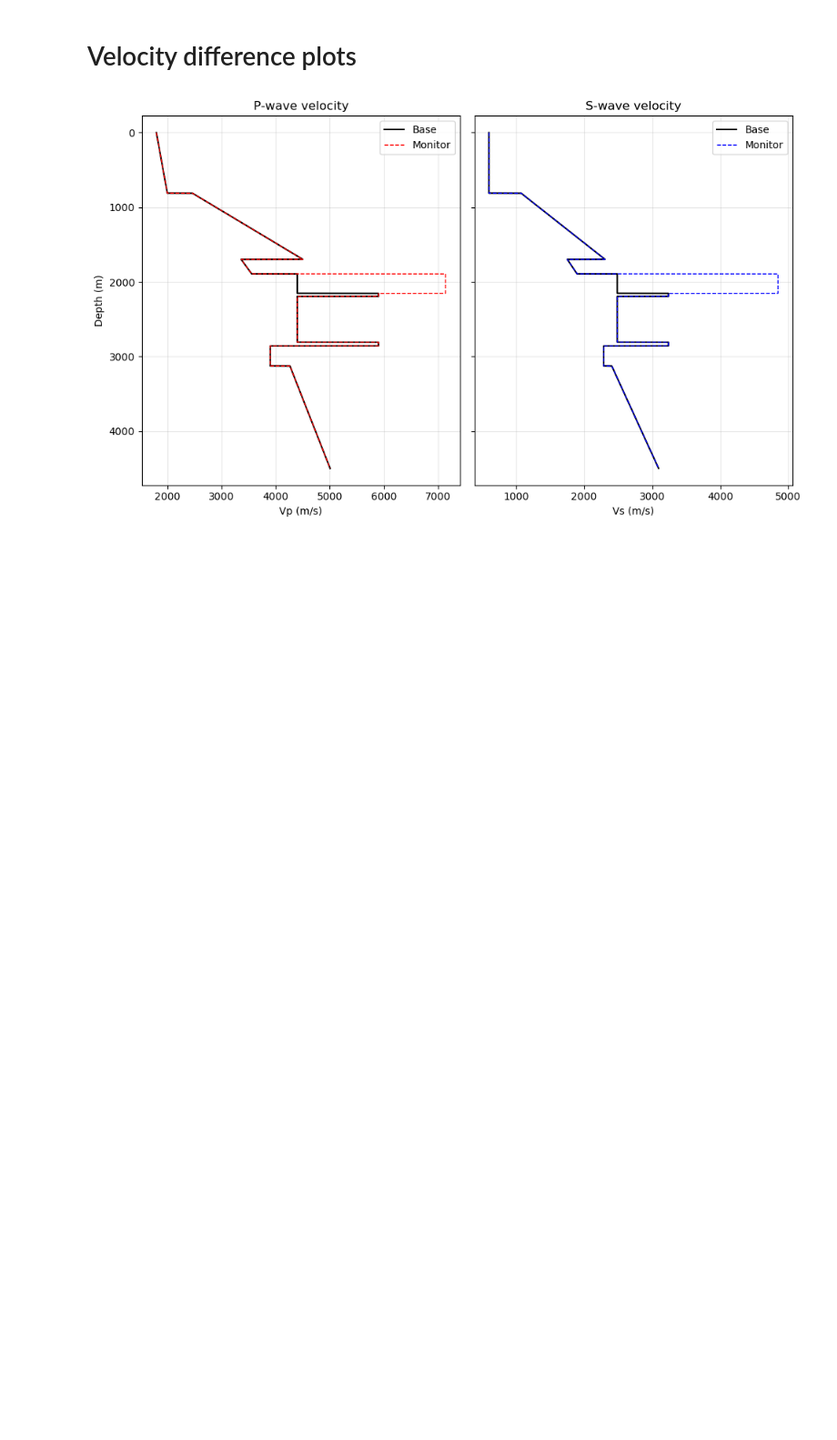
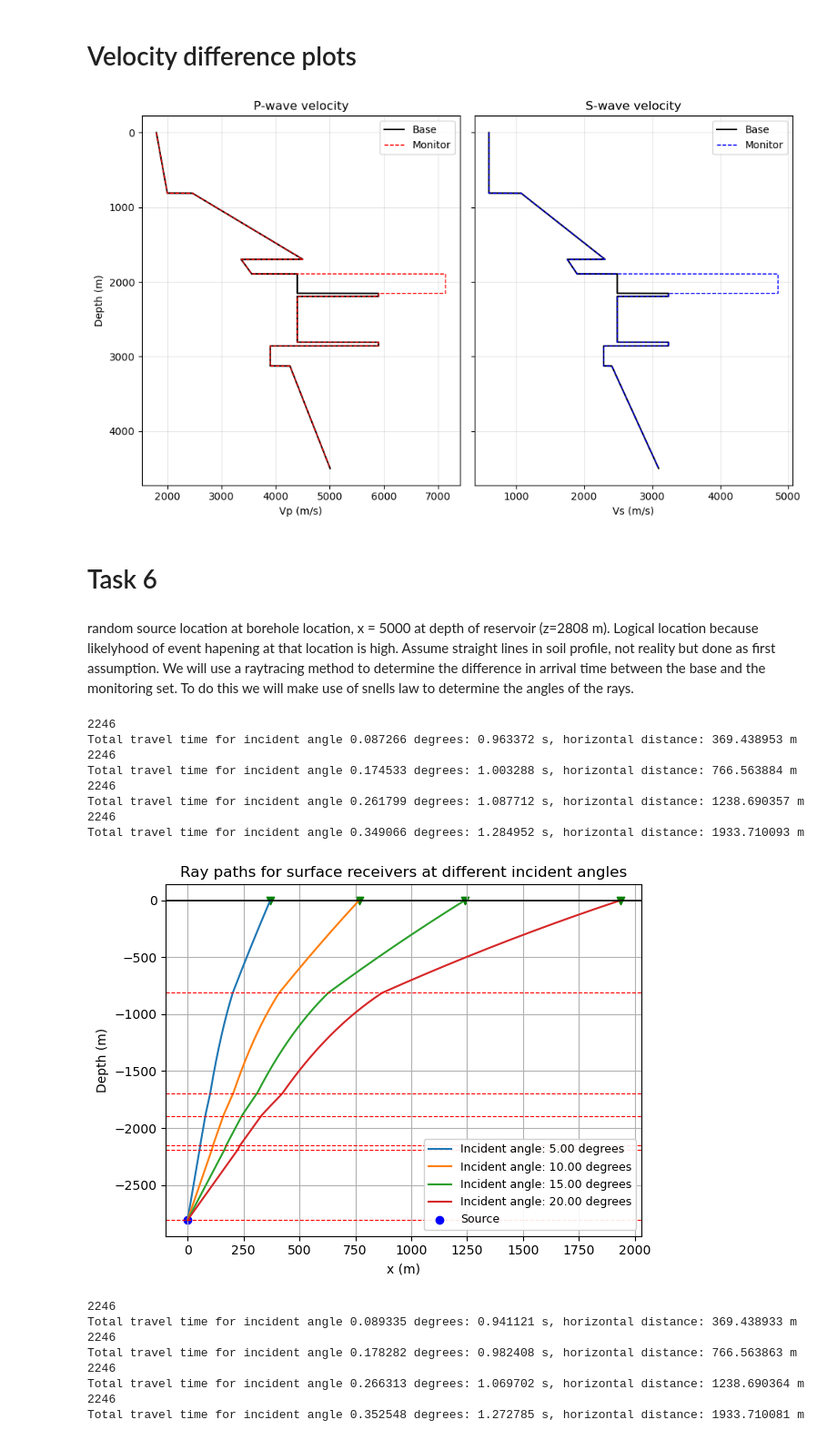
Before and after one commit to GijsvanGrieken/seismicity_groningen, a Jupyter notebook: Workshop_group2_final.ipynb, the cells around one changed output. Shown at 91% size. Drawn from its saved outputs; the diff is of its cells as text; code cells hidden in the pictures; blank space fills up the shorter version.

Commit message:
task 6

```diff
--- a/Workshop_group2_final.ipynb
+++ b/Workshop_group2_final.ipynb
@@ -714,3 +714,7 @@ plt.tight_layout()
 plt.show()
 # %% [output]
 [figure]
+# %% [markdown]
+# Task 6
+# %% [markdown]
+random source location at borehole location, x = 5000 at depth of reservoir (z=2808 m). Logical location because likelyhood of event hapening at that location is high. Assume straight lines in soil profile, not reality but done as first assumption. We will use a raytracing method to determine the difference in arrival time between the base and the monitoring set. To do this we will make use of snells law to determine the angles of the rays.
@@ -716,0 +781,21 @@ plt.show()
+# %%
+arr_times_base, x_final_base, x_path_base  = arrival_times_surface_receivers([5, 10, 15, 20], vp_log, 2808, depthsP)
+arr_times_mon, x_final_mon, x_path_mon = arrival_times_surface_receivers([5.118526, 10.214793, 15.258636, 20.1994896], vp_log_monitor, 2808, depthsP)
+# %% [output]
+2246
+Total travel time for incident angle 0.087266 degrees: 0.963372 s, horizontal distance: 369.438953 m
+2246
+Total travel time for incident angle 0.174533 degrees: 1.003288 s, horizontal distance: 766.563884 m
+2246
+Total travel time for incident angle 0.261799 degrees: 1.087712 s, horizontal distance: 1238.690357 m
+2246
+Total travel time for incident angle 0.349066 degrees: 1.284952 s, horizontal distance: 1933.710093 m
+[figure, added]
+2246
+Total travel time for incident angle 0.089335 degrees: 0.941121 s, horizontal distance: 369.438933 m
+2246
+Total travel time for incident angle 0.178282 degrees: 0.982408 s, horizontal distance: 766.563863 m
+2246
+Total travel time for incident angle 0.266313 degrees: 1.069702 s, horizontal distance: 1238.690364 m
+2246
+Total travel time for incident angle 0.352548 degrees: 1.272785 s, horizontal distance: 1933.710081 m
```
Also changed, not shown: parts of 6 cells of this notebook.
